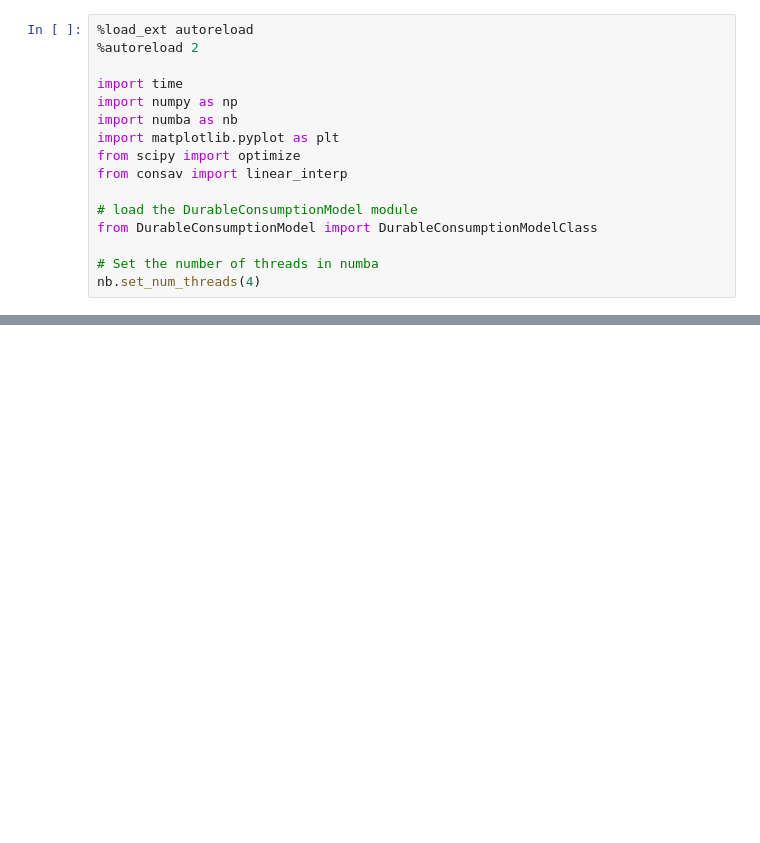
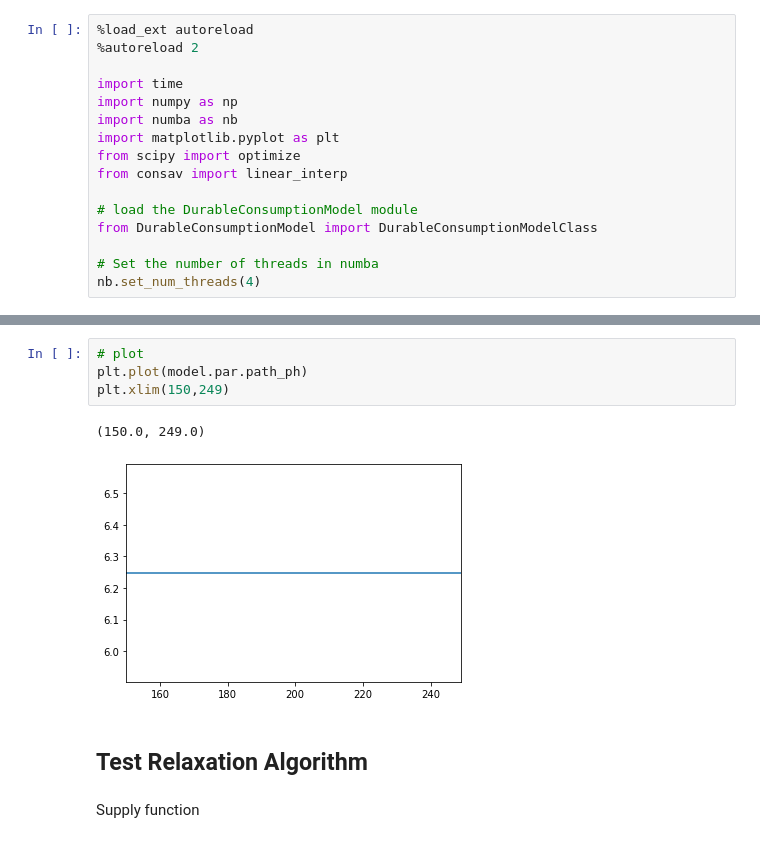
Before and after one commit to madsankern/MA_thesis, a Jupyter notebook: 01 - Transition.ipynb, the cells around one changed output, grey strips where cells are left out. Drawn from its saved outputs; the diff is of its cells as text; blank space fills up the shorter version.

```diff
--- a/01 - Transition.ipynb
+++ b/01 - Transition.ipynb
@@ -54,0 +61,11 @@ plt.xlim(150,400)
+# %%
+# plot
+plt.plot(model.par.path_ph)
+plt.xlim(150,249)
+# %% [output]
+(150.0, 249.0)
+[figure, added]
+# %% [markdown]
+## Test Relaxation Algorithm
+# %% [markdown]
+Supply function
```
Also changed, not shown: parts of 40 cells of this notebook.
